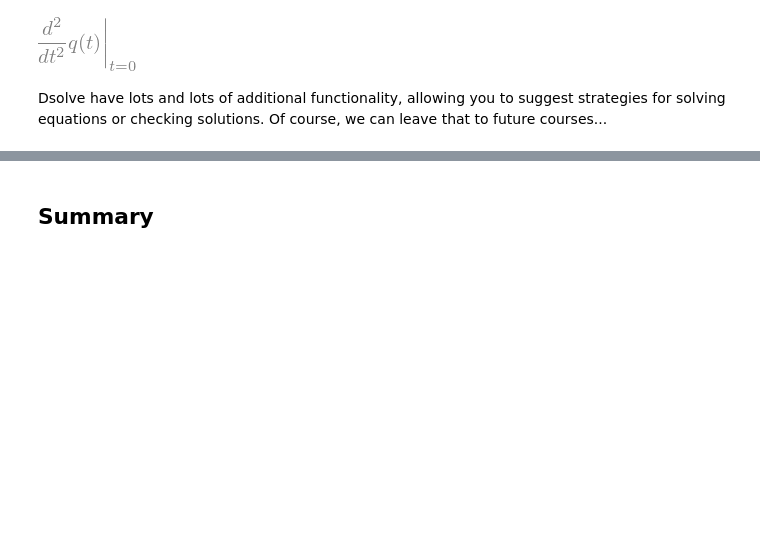
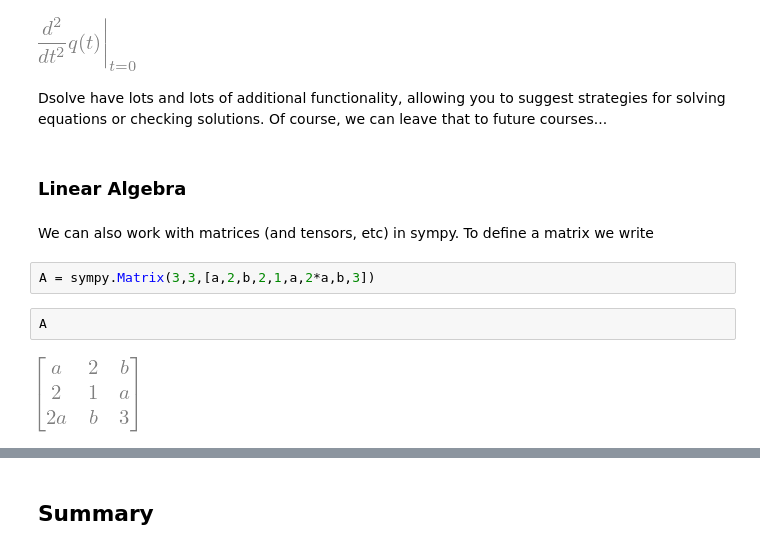
Before and after one commit to drgreen/Phys41_W25, a Jupyter notebook: Topic6c Sympy.ipynb, the cells around one changed output, grey strips where cells are left out. Saved outputs shown, nothing was run; the diff lists cells and outputs as text; blank space fills up the shorter version.

```diff
--- a/Topic6c Sympy.ipynb
+++ b/Topic6c Sympy.ipynb
@@ -326,3 +326,13 @@ q(t).diff(t,t).subs(t,0)
 [figure]
 # %% [markdown]
 Dsolve have lots and lots of additional functionality, allowing you to suggest strategies for solving equations or checking solutions. Of course, we can leave that to future courses...
+# %% [markdown]
+### Linear Algebra
+# %% [markdown]
+We can also work with matrices (and tensors, etc) in sympy. To define a matrix we write
+# %%
+A = sympy.Matrix(3,3,[a,2,b,2,1,a,2*a,b,3])
+# %%
+A
+# %% [output]
+[figure, added]
```
Also changed, not shown: parts of 9 cells of this notebook, 1 other file.
